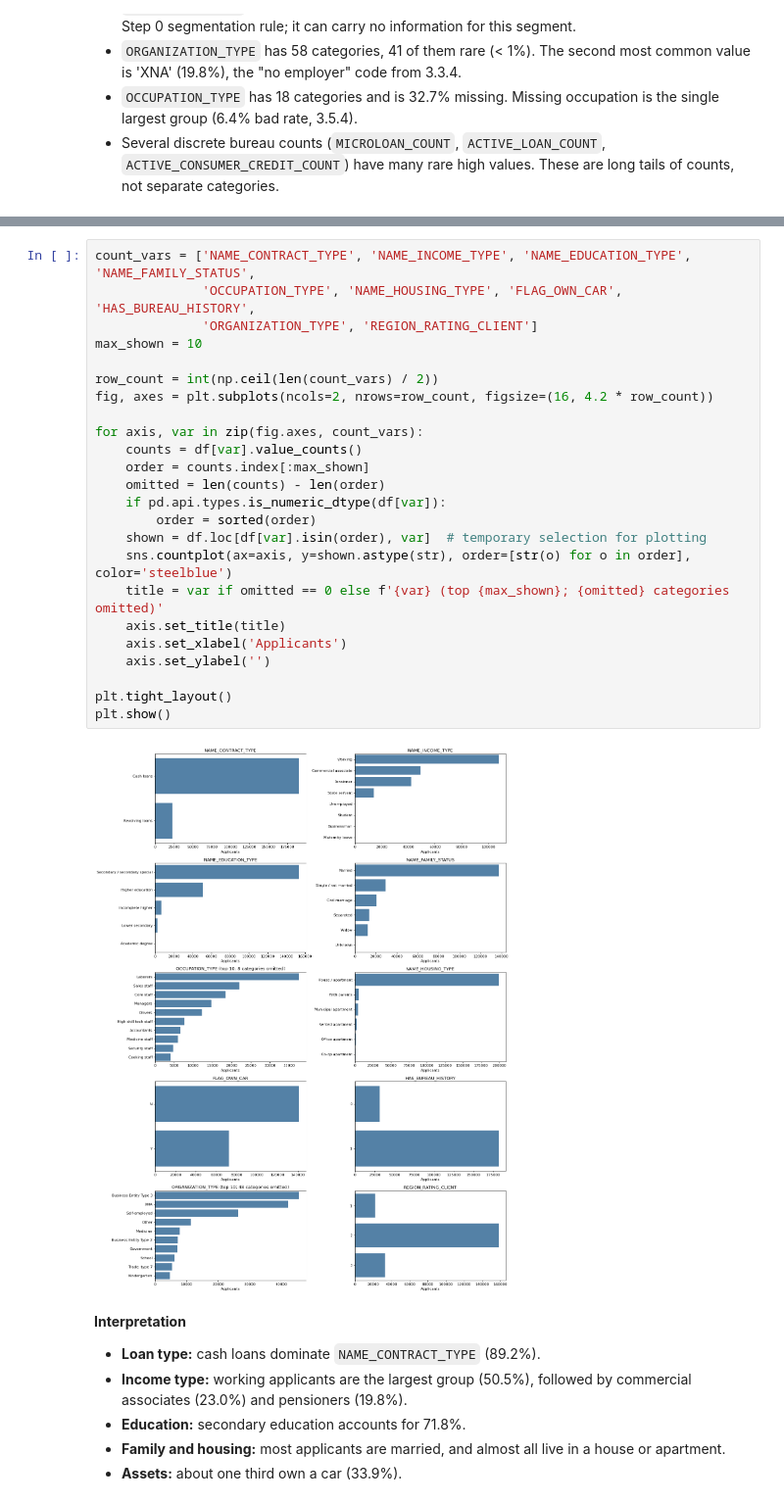
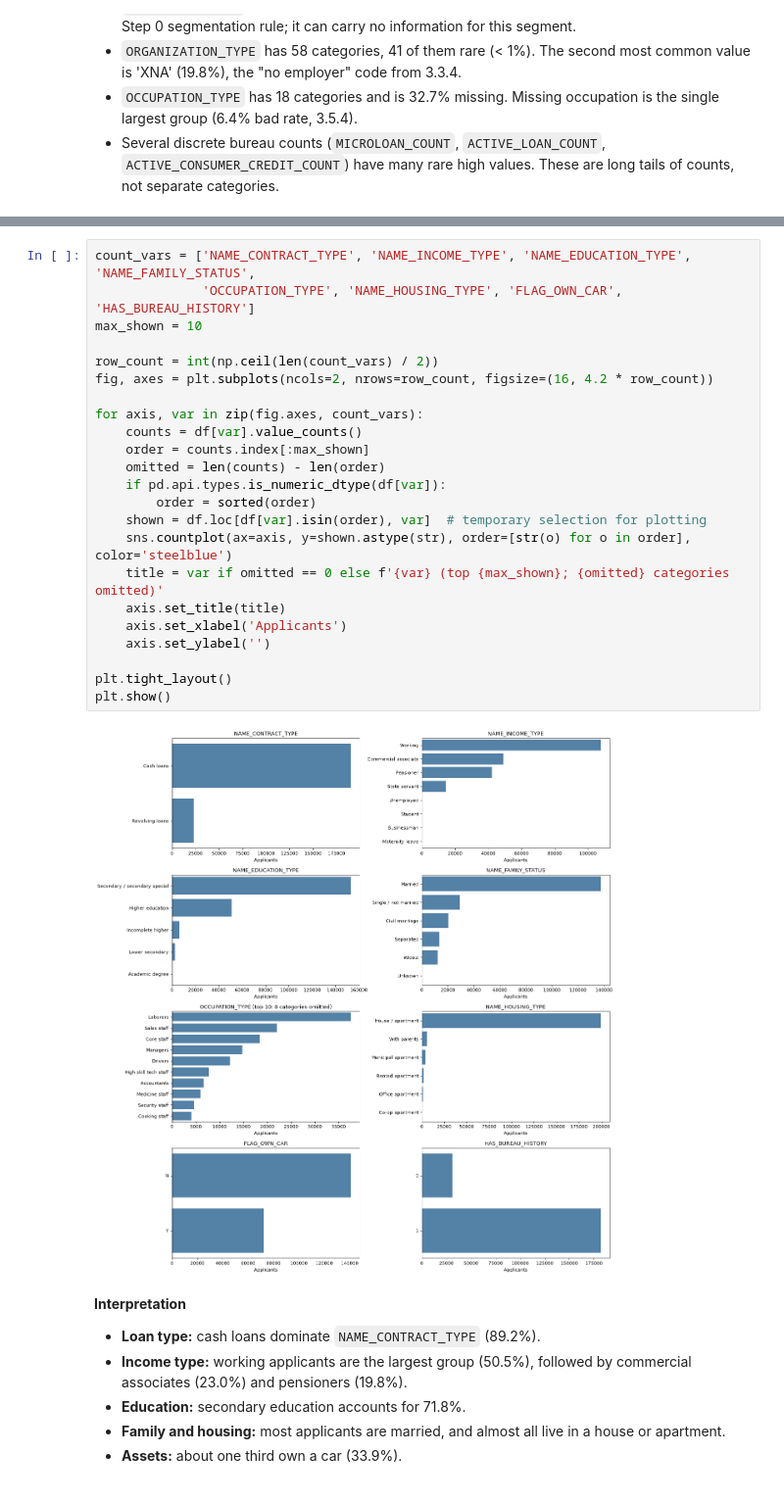
Before and after one commit to LeeLinWang/faproject, a Jupyter notebook: 03_EDA.ipynb, the cells around one changed output, grey strips where cells are left out. Shown at 98% size. Cells and saved outputs as stored; diff of their text form.

```diff
--- a/03_EDA.ipynb
+++ b/03_EDA.ipynb
@@ -1135,29 +1105,28 @@ Countplots for representative characteristics, using the Week 7 lab loop. Text c
 # %%
 count_vars = ['NAME_CONTRACT_TYPE', 'NAME_INCOME_TYPE', 'NAME_EDUCATION_TYPE', 'NAME_FAMILY_STATUS',
-              'OCCUPATION_TYPE', 'NAME_HOUSING_TYPE', 'FLAG_OWN_CAR', 'HAS_BUREAU_HISTORY',
-              'ORGANIZATION_TYPE', 'REGION_RATING_CLIENT']
+              'OCCUPATION_TYPE', 'NAME_HOUSING_TYPE', 'FLAG_OWN_CAR', 'HAS_BUREAU_HISTORY']
 max_shown = 10
 
 row_count = int(np.ceil(len(count_vars) / 2))
 fig, axes = plt.subplots(ncols=2, nrows=row_count, figsize=(16, 4.2 * row_count))
 
 for axis, var in zip(fig.axes, count_vars):
     counts = df[var].value_counts()
     order = counts.index[:max_shown]
     omitted = len(counts) - len(order)
     if pd.api.types.is_numeric_dtype(df[var]):
         order = sorted(order)
     shown = df.loc[df[var].isin(order), var]  # temporary selection for plotting
     sns.countplot(ax=axis, y=shown.astype(str), order=[str(o) for o in order], color='steelblue')
     title = var if omitted == 0 else f'{var} (top {max_shown}; {omitted} categories omitted)'
     axis.set_title(title)
     axis.set_xlabel('Applicants')
     axis.set_ylabel('')
 
 plt.tight_layout()
 plt.show()
 # %% [output]
-[figure, old version]
+[figure, new version]
 # %% [markdown]
 **Interpretation**
 
```
Also changed, not shown: parts of 80 cells of this notebook.
